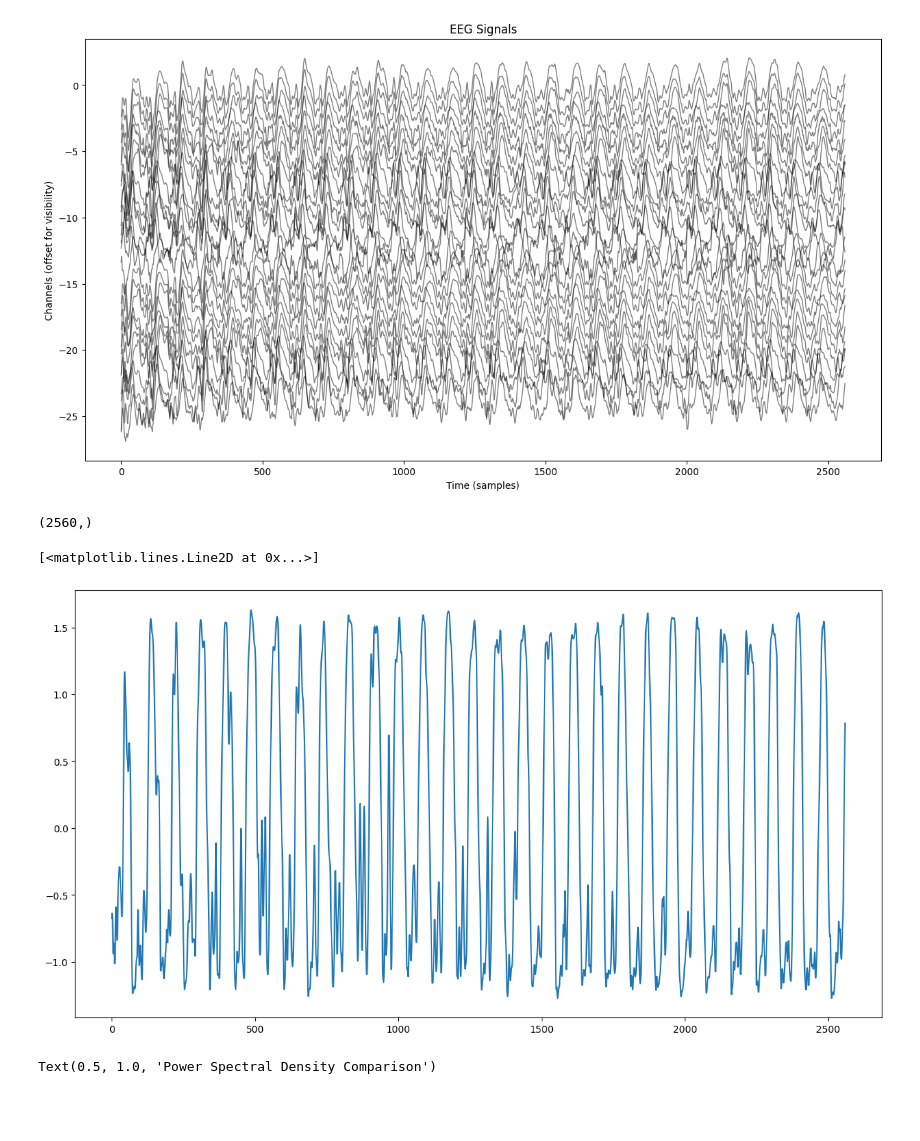
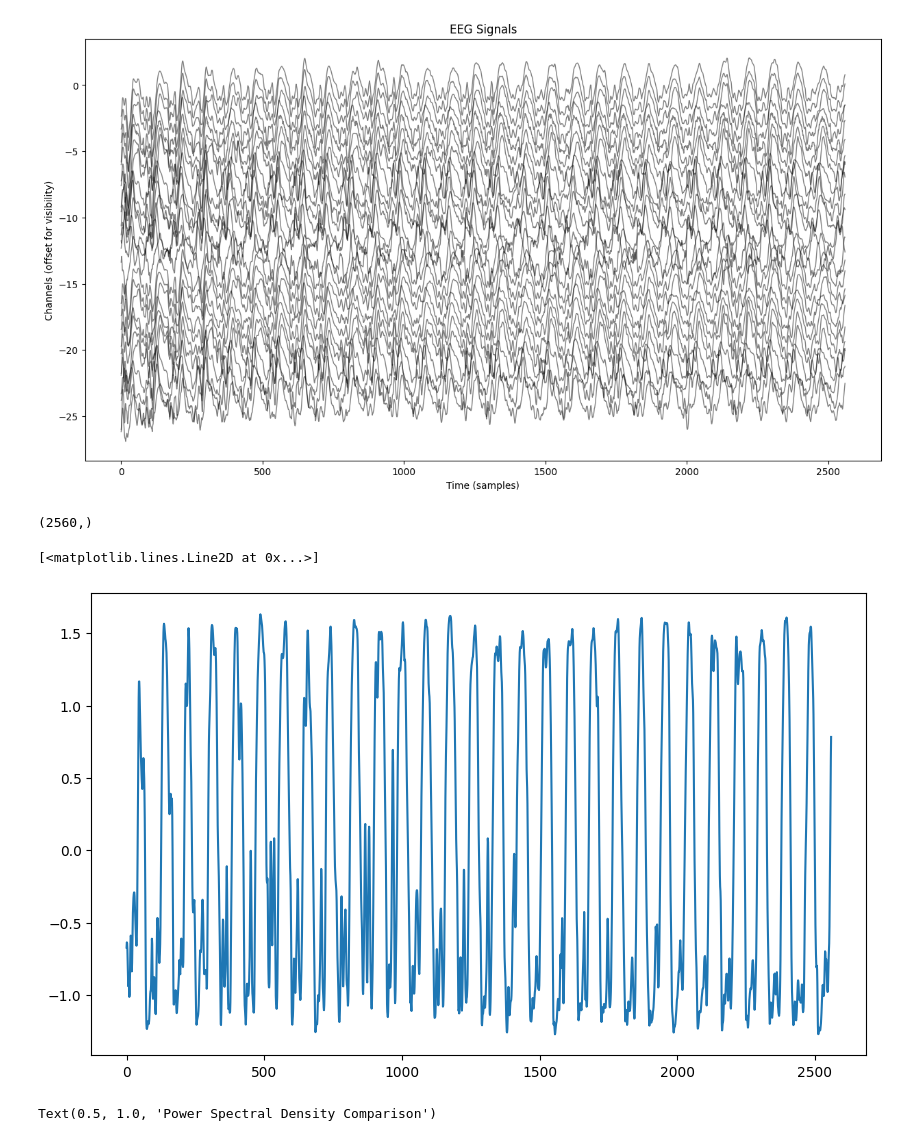
Before and after one commit to annikastiehl/shrec, a Jupyter notebook: demos.ipynb, the cells around one changed output. Drawn from its saved outputs; the diff is of its cells as text; code cells hidden in the pictures; blank space fills up the shorter version.

```diff
--- a/demos.ipynb
+++ b/demos.ipynb
@@ -264,18 +264,18 @@ Text(0, 0.5, 'Channels (offset for visibility)')
 # %%
 # Now lets start the shrec analysis:
 from shrec.models import RecurrenceManifold
 from shrec.utils import standardize_ts
 model = RecurrenceManifold(random_state=0, detrend=True)
 
 y_reconstructed = model.fit_predict(X_eeg.T)
 print(y_reconstructed.shape)
 
-plt.figure(figsize=(15, 8))
+plt.figure(figsize=(10, 6))
 plt.plot(standardize_ts(y_reconstructed))
 # %% [output]
 (2560,)
 [<matplotlib.lines.Line2D at 0x...>]
-[figure, old version]
+[figure, new version]
 # %%
 # Lets do some Frequency Comparison
 from scipy.signal import welch
```
Also changed, not shown: parts of 1 cell of this notebook.
